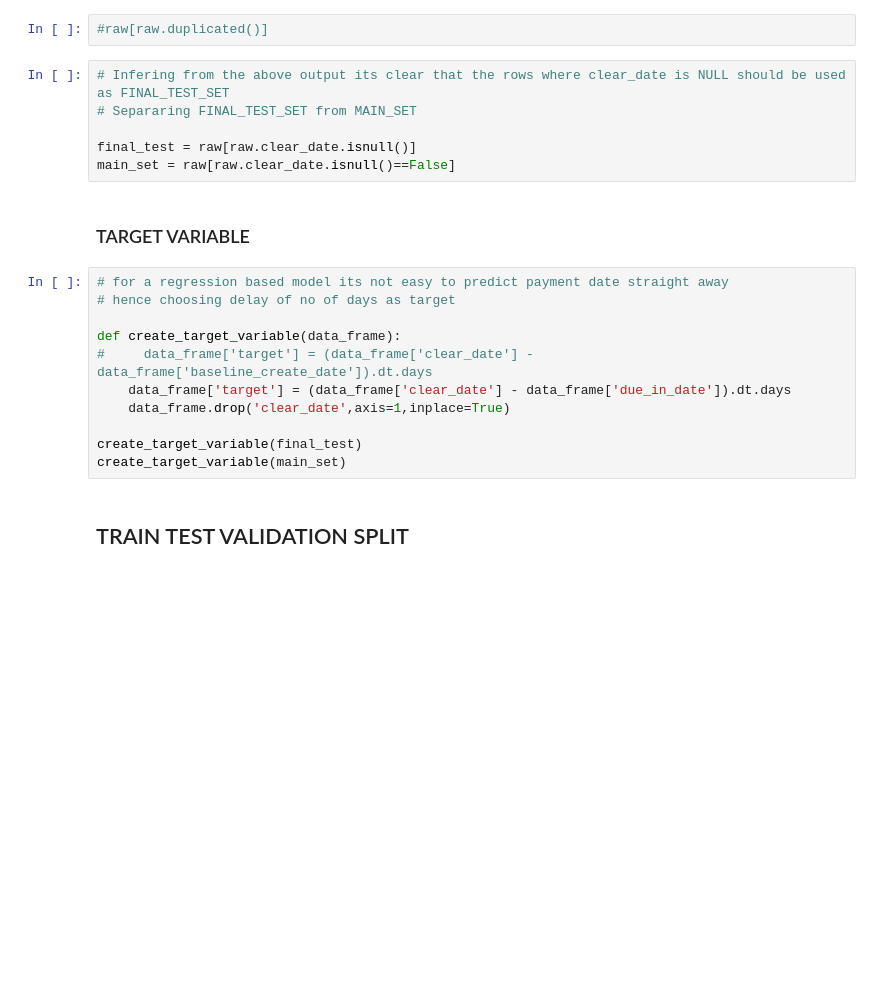
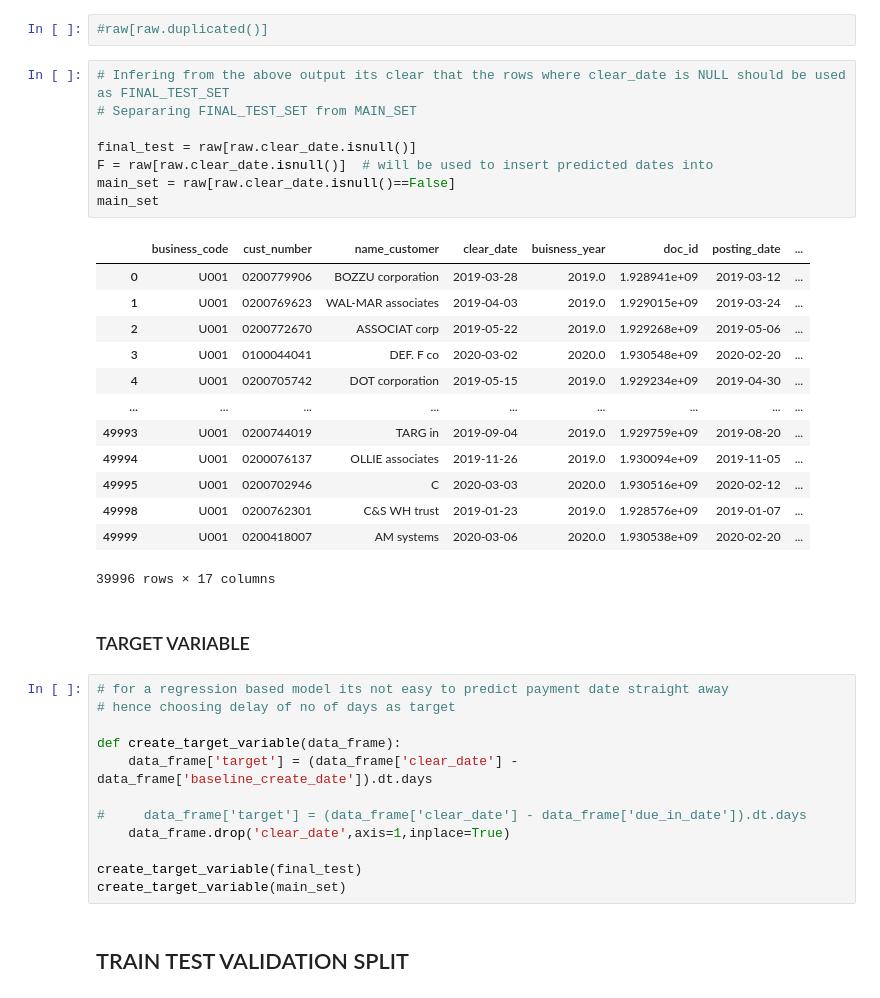
Before and after one commit to prateekkaistha/PaymentDatePrediction, a Jupyter notebook: Module1.1/vesion1.1.ipynb, the cells around one changed output. Cells and saved outputs as stored; diff of their text form; blank space fills up the shorter version.

```diff
--- a/Module1.1/vesion1.1.ipynb
+++ b/Module1.1/vesion1.1.ipynb
@@ -156,9 +158,25 @@ raw['cust_number'] = raw['cust_number'].astype(str)
 # %%
 # Infering from the above output its clear that the rows where clear_date is NULL should be used as FINAL_TEST_SET
 # Separaring FINAL_TEST_SET from MAIN_SET
 
 final_test = raw[raw.clear_date.isnull()]
+F = raw[raw.clear_date.isnull()]  # will be used to insert predicted dates into
 main_set = raw[raw.clear_date.isnull()==False]
+main_set
+# %% [output]
+|  | business_code | cust_number | name_customer | clear_date | buisness_year | doc_id | posting_date | ... |
+| 0 | U001 | 0200779906 | BOZZU corporation | 2019-03-28 | 2019.0 | 1.928941e+09 | 2019-03-12 | ... |
+| 1 | U001 | 0200769623 | WAL-MAR associates | 2019-04-03 | 2019.0 | 1.929015e+09 | 2019-03-24 | ... |
+| 2 | U001 | 0200772670 | ASSOCIAT corp | 2019-05-22 | 2019.0 | 1.929268e+09 | 2019-05-06 | ... |
+| 3 | U001 | 0100044041 | DEF. F co | 2020-03-02 | 2020.0 | 1.930548e+09 | 2020-02-20 | ... |
+| 4 | U001 | 0200705742 | DOT corporation | 2019-05-15 | 2019.0 | 1.929234e+09 | 2019-04-30 | ... |
+| ... | ... | ... | ... | ... | ... | ... | ... | ... |
+| 49993 | U001 | 0200744019 | TARG in | 2019-09-04 | 2019.0 | 1.929759e+09 | 2019-08-20 | ... |
+| 49994 | U001 | 0200076137 | OLLIE associates | 2019-11-26 | 2019.0 | 1.930094e+09 | 2019-11-05 | ... |
+| 49995 | U001 | 0200702946 | C | 2020-03-03 | 2020.0 | 1.930516e+09 | 2020-02-12 | ... |
+| 49998 | U001 | 0200762301 | C&S WH trust | 2019-01-23 | 2019.0 | 1.928576e+09 | 2019-01-07 | ... |
+| 49999 | U001 | 0200418007 | AM systems | 2020-03-06 | 2020.0 | 1.930538e+09 | 2020-02-20 | ... |
+39996 rows × 17 columns
 # %% [markdown]
 ### TARGET VARIABLE
 # %%
@@ -166,8 +184,9 @@ main_set = raw[raw.clear_date.isnull()==False]
 # hence choosing delay of no of days as target
 
 def create_target_variable(data_frame):
-#     data_frame['target'] = (data_frame['clear_date'] - data_frame['baseline_create_date']).dt.days
-    data_frame['target'] = (data_frame['clear_date'] - data_frame['due_in_date']).dt.days
+    data_frame['target'] = (data_frame['clear_date'] - data_frame['baseline_create_date']).dt.days
+
+#     data_frame['target'] = (data_frame['clear_date'] - data_frame['due_in_date']).dt.days
     data_frame.drop('clear_date',axis=1,inplace=True)
 
 create_target_variable(final_test)
```
Also changed, not shown: parts of 42 cells of this notebook.
